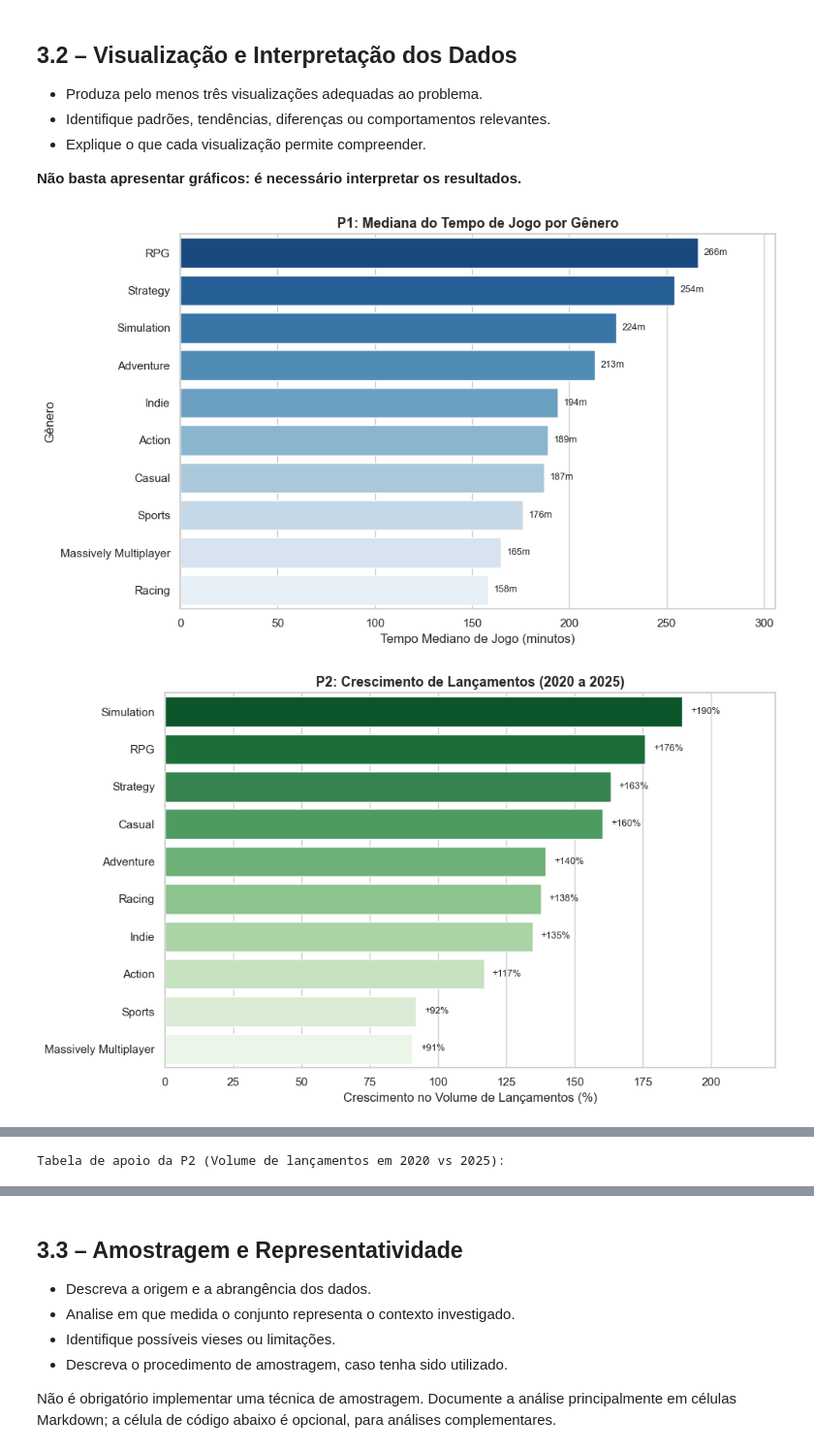
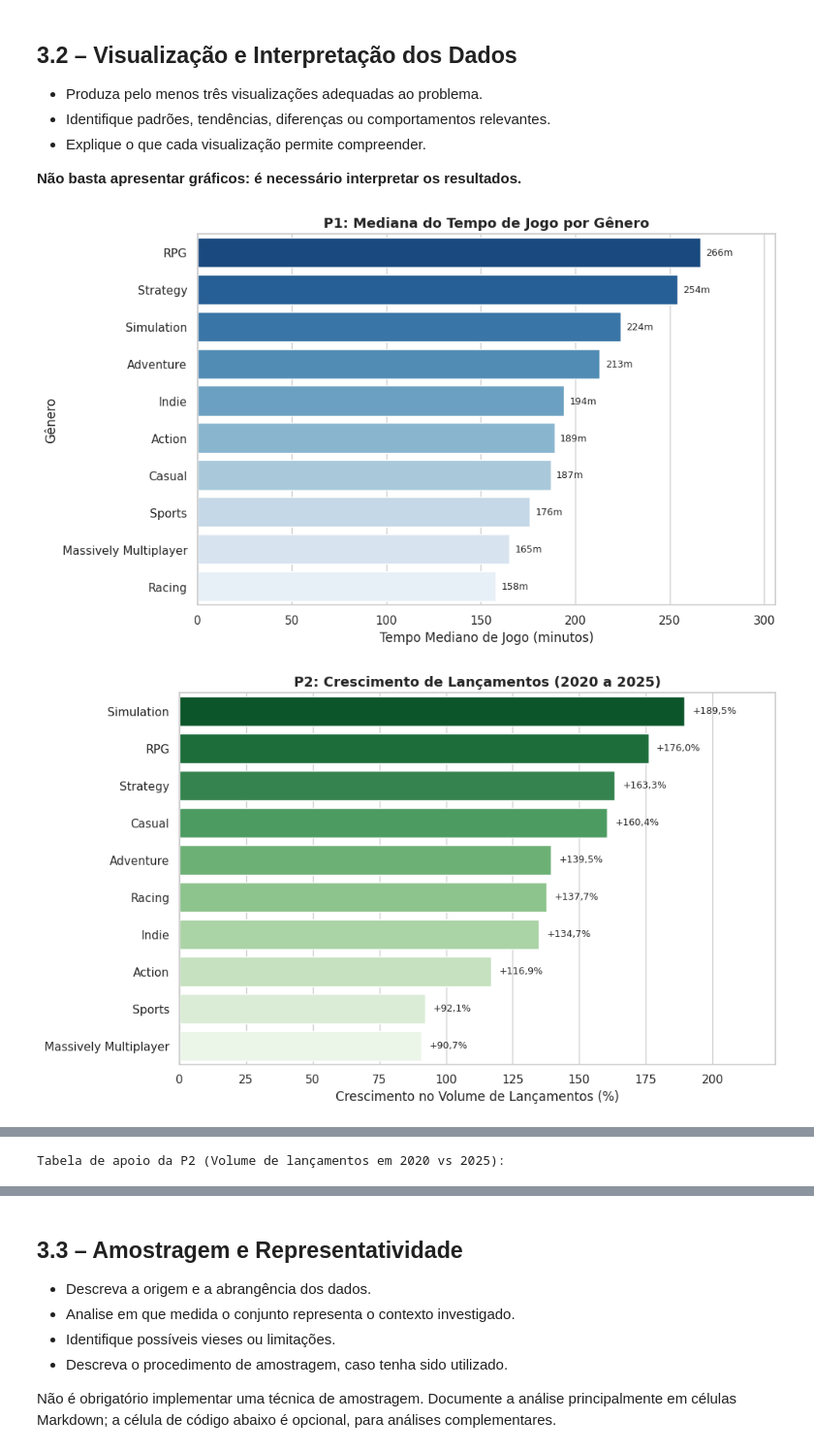
Before and after one commit to Gustavo-Delinski/Data-analytics, a Jupyter notebook: Cemplate_projeto_data_analytics_(1).ipynb, the cells around one changed output, grey strips where cells are left out. Shown at 97% size. Cells and saved outputs as stored; diff of their text form; code cells hidden in the pictures.

```diff
--- a/Cemplate_projeto_data_analytics_(1).ipynb
+++ b/Cemplate_projeto_data_analytics_(1).ipynb
@@ -927,7 +976,6 @@ axes[0].set_ylabel("Gênero")
 for i, v in enumerate(stats_p1["Mediana_Min"]):
     axes[0].text(v + 3, i, f"{v:.0f}m", va="center", fontsize=9)
 axes[0].set_xlim(0, stats_p1["Mediana_Min"].max() * 1.15)
-
 
 plt.tight_layout()
 plt.show()
@@ -956,45 +1004,43 @@ axes[1].set_title("P2: Crescimento de Lançamentos (2020 a 2025)", fontsize=13,
 axes[1].set_xlabel("Crescimento no Volume de Lançamentos (%)")
 axes[1].set_ylabel("")
 for i, v in enumerate(tabela_anos["crescimento_pct"]):
-    axes[1].text(v + 3, i, f"+{v:.0f}%", va="center", fontsize=9)
+    axes[1].text(v + 3, i, f"+{v:.1f}%".replace(".", ","), va="center", fontsize=9)
 axes[1].set_xlim(0, tabela_anos["crescimento_pct"].max() * 1.18)
-
 
 plt.tight_layout()
 plt.show()
 
 fig, ax = plt.subplots(figsize=(10,6))
 axes = {2: ax}
-# --- GRÁFICO 3 (P3): Top 100 Jogos — Gratuitos vs Pagos (Peak CCU vs Aprovação) ---
+# --- GRÁFICO 3 (P3): Top 100 Jogos — Gratuitos vs Pagos (Taxa de Aprovação) ---
 sns.boxplot(
     data=top100,
     x="Modelo",
     y="taxa_aprovacao",
     hue="Modelo",
     legend=False,
     ax=axes[2],
     width=0.4,
     palette=["#4C72B0", "#55A868"]
 )
 sns.stripplot(
     data=top100,
     x="Modelo",
     y="taxa_aprovacao",
     ax=axes[2],
     color="black",
     alpha=0.4,
     jitter=True
 )
 axes[2].set_title("P3: Taxa de Aprovação no Top 100 (Gratuitos vs Pagos)", fontsize=13, fontweight="bold")
 axes[2].set_xlabel("Modelo de Negócio")
 axes[2].set_ylabel("Avaliações Positivas (%)")
 
-
 plt.tight_layout()
 plt.show()
 
 print("\nTabela de apoio da P2 (Volume de lançamentos em 2020 vs 2025):")
 display(tabela_anos[[2020, 2025, "crescimento_pct"]].round(1))
 # %% [output]
-[figure, old version]
+[figure, new version]
-[figure, old version]
+[figure, new version]
```
Also changed, not shown: parts of 25 cells of this notebook, 1 other file.
